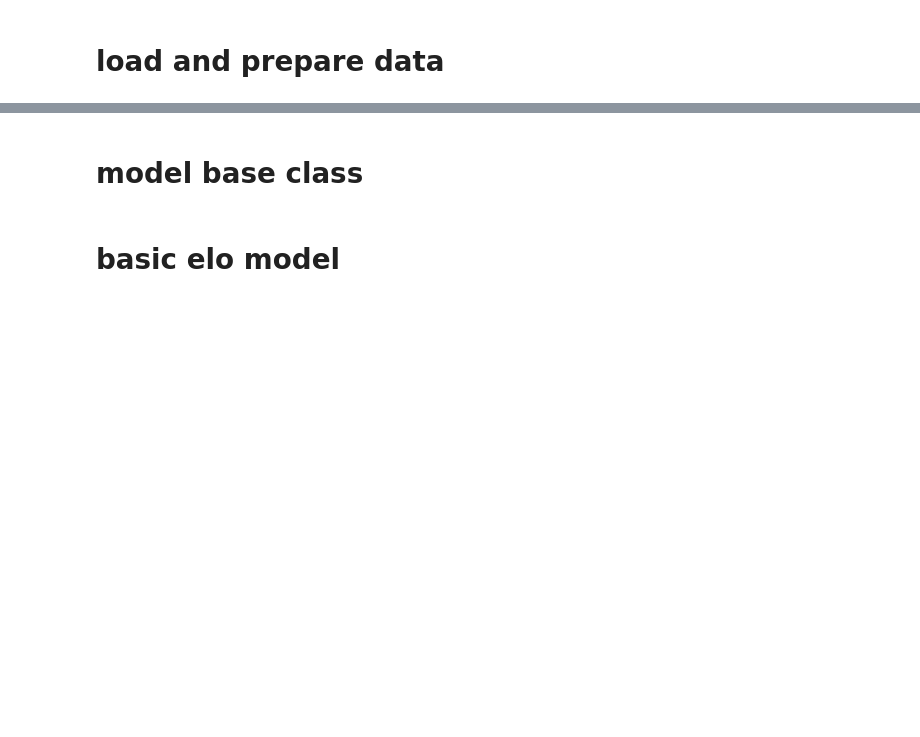
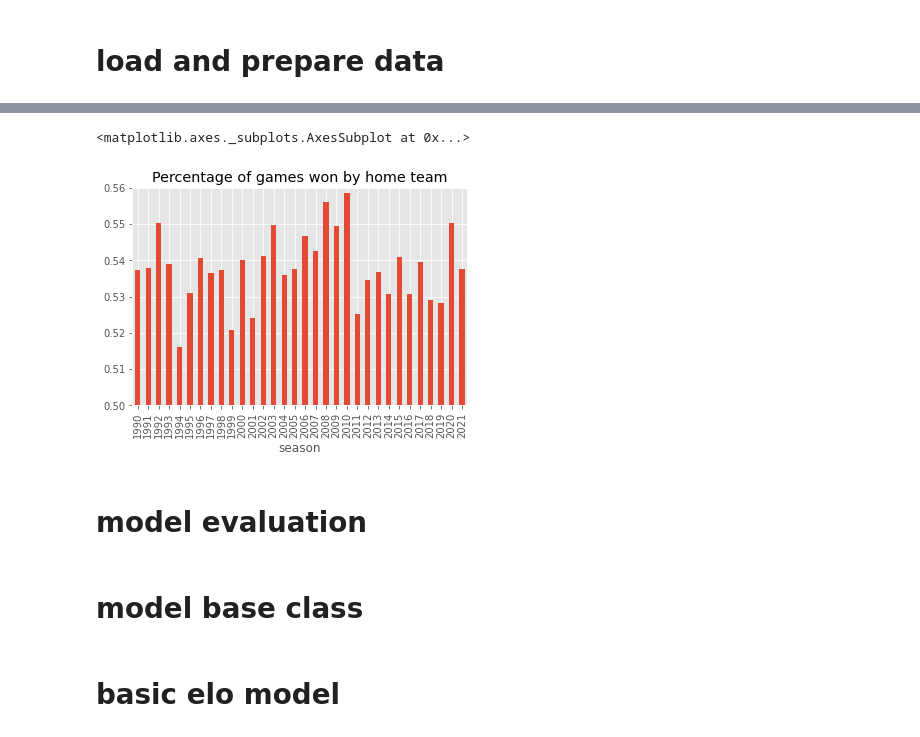
Before and after one commit to lanejere5/mlb, a Jupyter notebook: elo/elo_2022_07_05.ipynb, the cells around one changed output, grey strips where cells are left out. Saved outputs shown, nothing was run; the diff lists cells and outputs as text; code cells hidden in the pictures; blank space fills up the shorter version.

```diff
--- a/elo/elo_2022_07_05.ipynb
+++ b/elo/elo_2022_07_05.ipynb
@@ -60,0 +68,11 @@ assert set(features['home_id'].to_list()) == {n for n in range(30)}
+# %%
+# the average home advantage changes from season to season
+features.groupby('season')['W'].mean().plot.bar(
+    title='Percentage of games won by home team',
+    ylim=(.5,.56)
+)
+# %% [output]
+<matplotlib.axes._subplots.AxesSubplot at 0x...>
+[figure, added]
+# %% [markdown]
+# model evaluation
```
Also changed, not shown: parts of 36 cells of this notebook.
